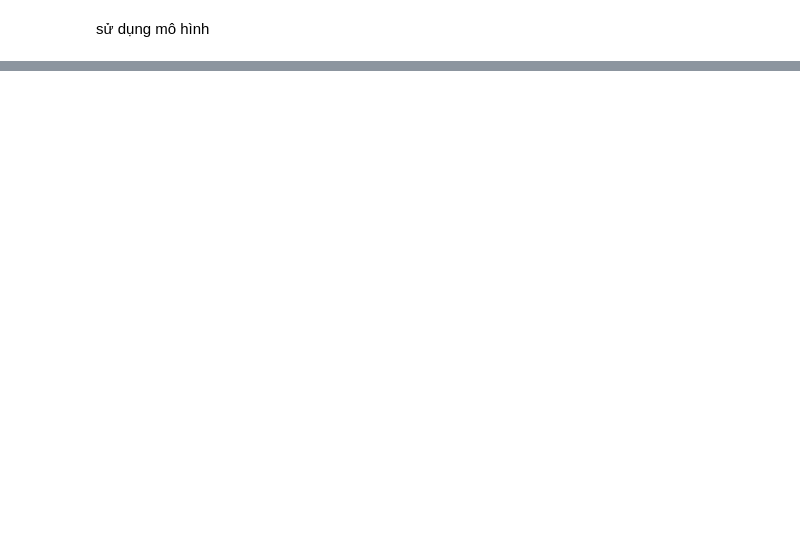
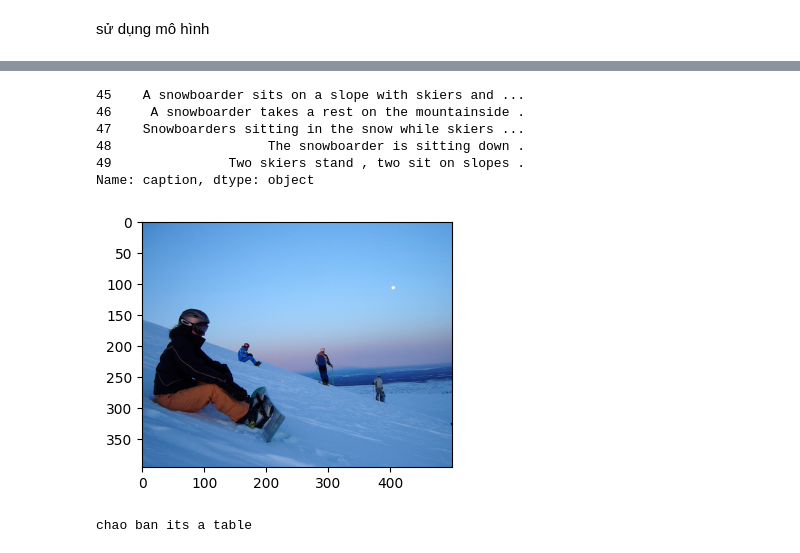
Before and after one commit to NguyenKhanhThoLoc/Test_file, a Jupyter notebook: Image_Caption.ipynb, the cells around one changed output, grey strips where cells are left out. Drawn from its saved outputs; the diff is of its cells as text; code cells hidden in the pictures; blank space fills up the shorter version.

```diff
--- a/Image_Caption.ipynb
+++ b/Image_Caption.ipynb
@@ -597,0 +573,6 @@ a man in a red shirt is standing on a bench
+# %%
+TEST_DIR = r"C:\\Users\ThoLoc\Desktop\Code\ImageCaptioning\test"
+# %%
+#load caption data test
+dftest = pd.read_csv(TEST_DIR + "\captions.txt")
+dftest
@@ -597,0 +597,19 @@ a man in a red shirt is standing on a bench
+# %%
+image_test_path = r'C:\\Users\ThoLoc\Desktop\Code\ImageCaptioning\test\Images'
+# %%
+# hiển thị thử 1 dữ liệu
+n = 9
+imagecaption = dftest['image'][5*n]# tên image
+link_image = "\\" + imagecaption
+img = Image.open(image_test_path + link_image)
+plt.figure(figsize=(4, 4))
+plt.imshow(img)
+print(dftest['caption'][5*n:5*n+5])
+# %% [output]
+45    A snowboarder sits on a slope with skiers and ...
+46     A snowboarder takes a rest on the mountainside .
+47    Snowboarders sitting in the snow while skiers ...
+48                    The snowboarder is sitting down .
+49               Two skiers stand , two sit on slopes .
+Name: caption, dtype: object
+[figure, added]
@@ -597,0 +618,21 @@ a man in a red shirt is standing on a bench
+# %%
+import re
+def caption_test_preprocessing(text, remove_digits=True):
+  pattern=r'[^a-zA-z0-9\s]'
+  text=re.sub(pattern,'',text)
+  # thay thế tất các ký tự không có nằm trong pattern trên, hay là loại bỏ
+  # các ký tự không cần thiết như dấu câu bằng khoảng trắng.
+  text=text.split()
+  # chuyển thành chữ thường hết
+  text = [word.lower() for word in text]
+  # loại bỏ ký tự 's' và 'a'
+  # text = [word for word in text if len(word)>1]
+  # remove tokens with numbers in them
+  text = [word for word in text if word.isalpha()]
+  # store as string
+  text =  ' '.join(text)
+  return text
+
+print(caption_test_preprocessing('chao .. ban $ hello980 78we it\'s a table.#'))
+# %% [output]
+chao ban its a table
```
Also changed, not shown: parts of 60 cells of this notebook.
